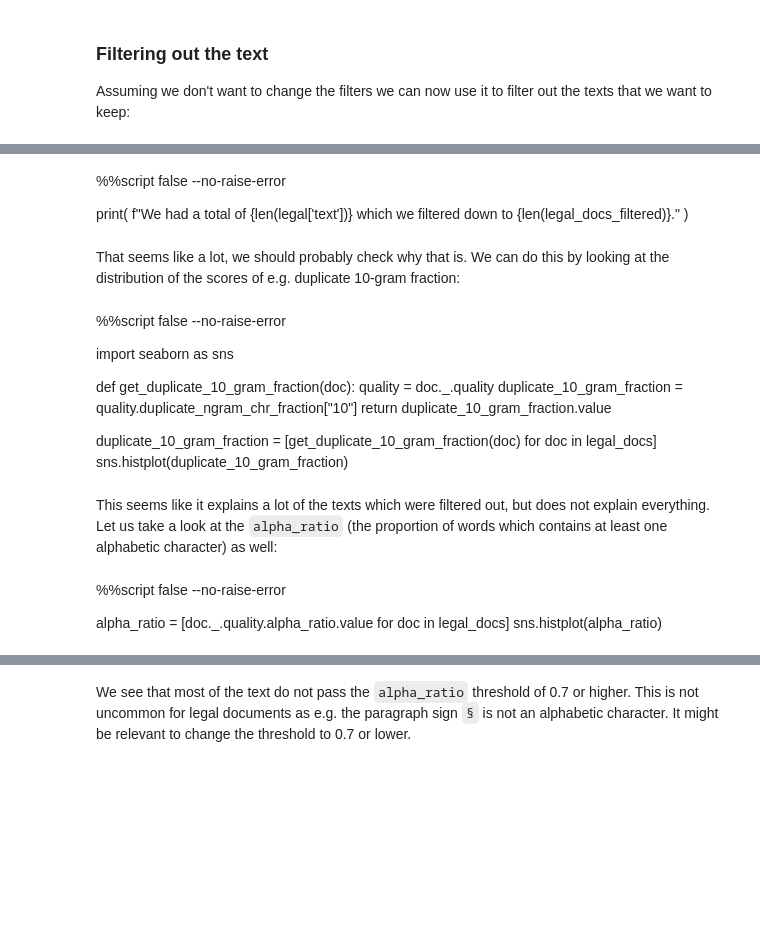
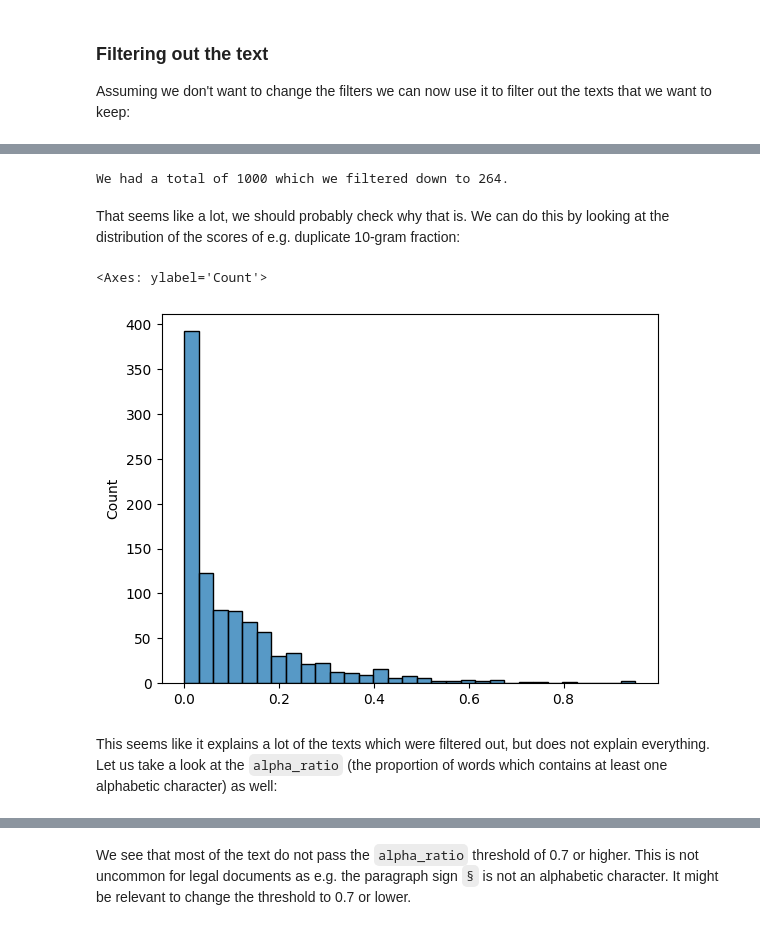
Before and after one commit to HLasse/TextDescriptives, a Jupyter notebook: docs/tutorials/filter_corpus_using_quality.ipynb, the cells around one changed output, grey strips where cells are left out. Cells and saved outputs as stored; diff of their text form; code cells hidden in the pictures; blank space fills up the shorter version.

```diff
--- a/docs/tutorials/filter_corpus_using_quality.ipynb
+++ b/docs/tutorials/filter_corpus_using_quality.ipynb
@@ -196,2 +178,10 @@ ten_samples.to_pandas()
+# %%
+from datasets import load_dataset
+
+# note that this can take a little while
+dataset = load_dataset("DDSC/partial-danish-gigaword-small-test-sample")
+
+# All of the dataset is available in the train split
+dataset = dataset["train"]
 # %% [markdown]
 As previously mentioned, the Danish Gigaword corpus consist of multiple domains. For this tutorial, we will look at three of these domains. `retsinformationdk` which consists of legal documents, `hest` which contains post from a Danish debate forum ([heste-nettet.dk](https://www.heste-nettet.dk/)) and `spont` which contains texts transcribed from spontaneous speech.
@@ -205,2 +188,7 @@ speech = dataset.filter(lambda x: x["source"] == "spont", num_proc=1)
+# %%
+# we can filter out these three datasets based on the "source"
+legal = dataset.filter(lambda x: x["source"] == "retsinformationdk", num_proc=1)
+news = dataset.filter(lambda x: x["source"] == "tv2r", num_proc=1)
+speech = dataset.filter(lambda x: x["source"] == "spont", num_proc=1)
 # %% [markdown]
 We can now examine these datasets a bit more:
@@ -238,2 +212,16 @@ legal_docs = nlp.pipe(legal["text"])
+# %%
+# 1. Crease a blank spaCy model with a sentencizer as that's the only component required for the quality metrics
+nlp = spacy.blank("da")
+nlp.add_pipe("sentencizer")
+nlp.max_length = (
+    2000000  # as some of the documents are quite long we can increase the max length
+)
+# however it might be worth filtering out these documents beforehand for very very long documents.
+
+# 2. Add the textdescriptives pipeline
+quality_pipe = nlp.add_pipe("textdescriptives/quality")
+
+# 3. Apply the pipeline to the legal documents
+legal_docs = nlp.pipe(legal["text"])
 # %% [markdown]
 If we check now we can see that legal_docs is a generator. This can be a quite efficient format, but for now we just want to process all the text so we simply need to convert it to a list:
@@ -248,2 +232,4 @@ legal_docs = list(legal_docs)
+# %%
+legal_docs = list(legal_docs)
 # %% [markdown]
 We can now inspect the output here:
@@ -275,6 +277,0 @@ legal_docs_filtered = [doc for doc in legal_docs if doc._.passed_quality_check]
-# %% [markdown]
-%%script false --no-raise-error
-
-print(
-    f"We had a total of {len(legal['text'])} which we filtered down to {len(legal_docs_filtered)}."
-)
@@ -281,23 +281,25 @@ print(
+# %%
+print(
+    f"We had a total of {len(legal['text'])} which we filtered down to {len(legal_docs_filtered)}."
+)
+# %% [output]
+We had a total of 1000 which we filtered down to 264.
 # %% [markdown]
 That seems like a lot, we should probably check why that is. We can do this by looking at the distribution of the scores of e.g. duplicate 10-gram fraction:
-# %% [markdown]
-%%script false --no-raise-error
-
-import seaborn as sns
-
-
-def get_duplicate_10_gram_fraction(doc):
-    quality = doc._.quality
-    duplicate_10_gram_fraction = quality.duplicate_ngram_chr_fraction["10"]
-    return duplicate_10_gram_fraction.value
-
-
-duplicate_10_gram_fraction = [get_duplicate_10_gram_fraction(doc) for doc in legal_docs]
-sns.histplot(duplicate_10_gram_fraction)
+# %%
+import seaborn as sns
+
+
+def get_duplicate_10_gram_fraction(doc):
+    quality = doc._.quality
+    duplicate_10_gram_fraction = quality.duplicate_ngram_chr_fraction["10"]
+    return duplicate_10_gram_fraction.value
+
+
+duplicate_10_gram_fraction = [get_duplicate_10_gram_fraction(doc) for doc in legal_docs]
+sns.histplot(duplicate_10_gram_fraction)
+# %% [output]
+<Axes: ylabel='Count'>
+[figure, added]
 # %% [markdown]
 This seems like it explains a lot of the texts which were filtered out, but does not explain everything. Let us take a look at the `alpha_ratio` (the proportion of words which contains at least one alphabetic character) as well:
-# %% [markdown]
-%%script false --no-raise-error
-
-alpha_ratio = [doc._.quality.alpha_ratio.value for doc in legal_docs]
-sns.histplot(alpha_ratio)
```
Also changed, not shown: parts of 27 cells of this notebook, 9 other files.
